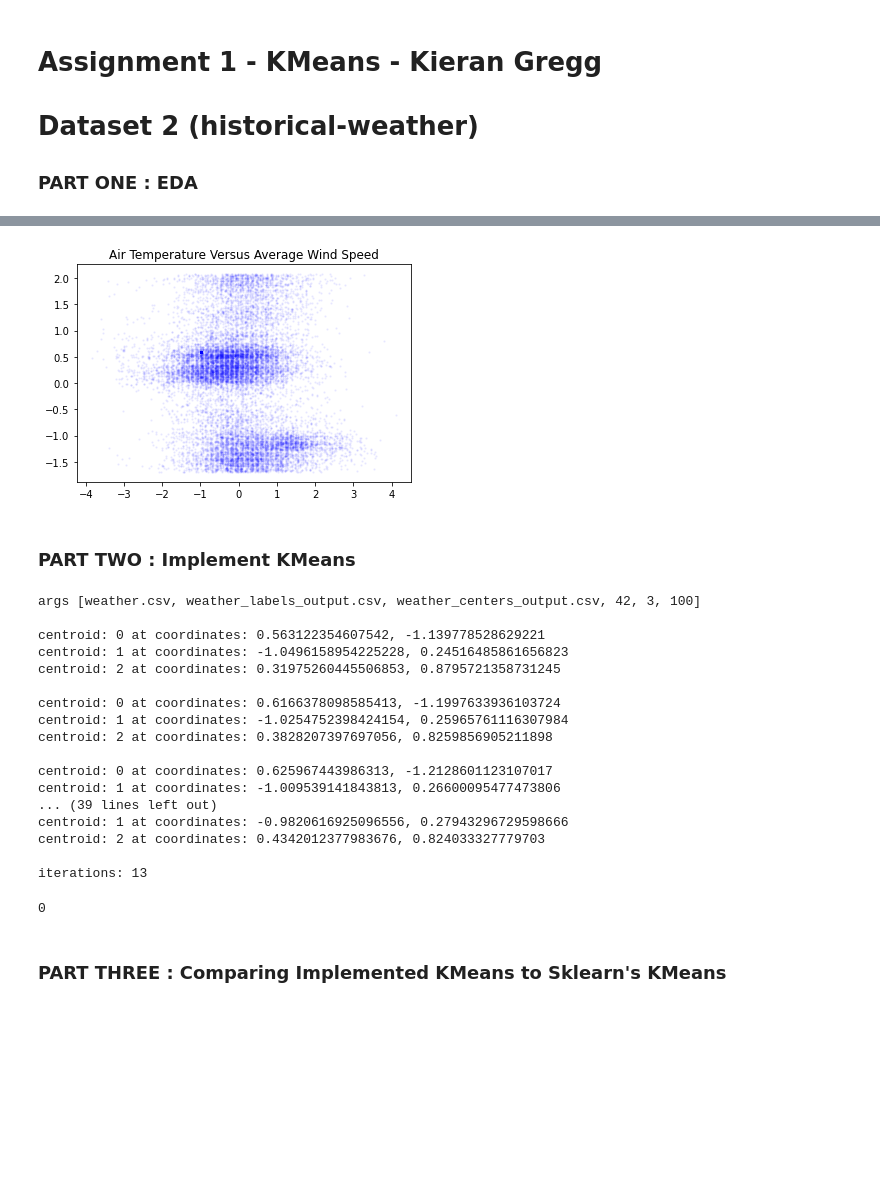
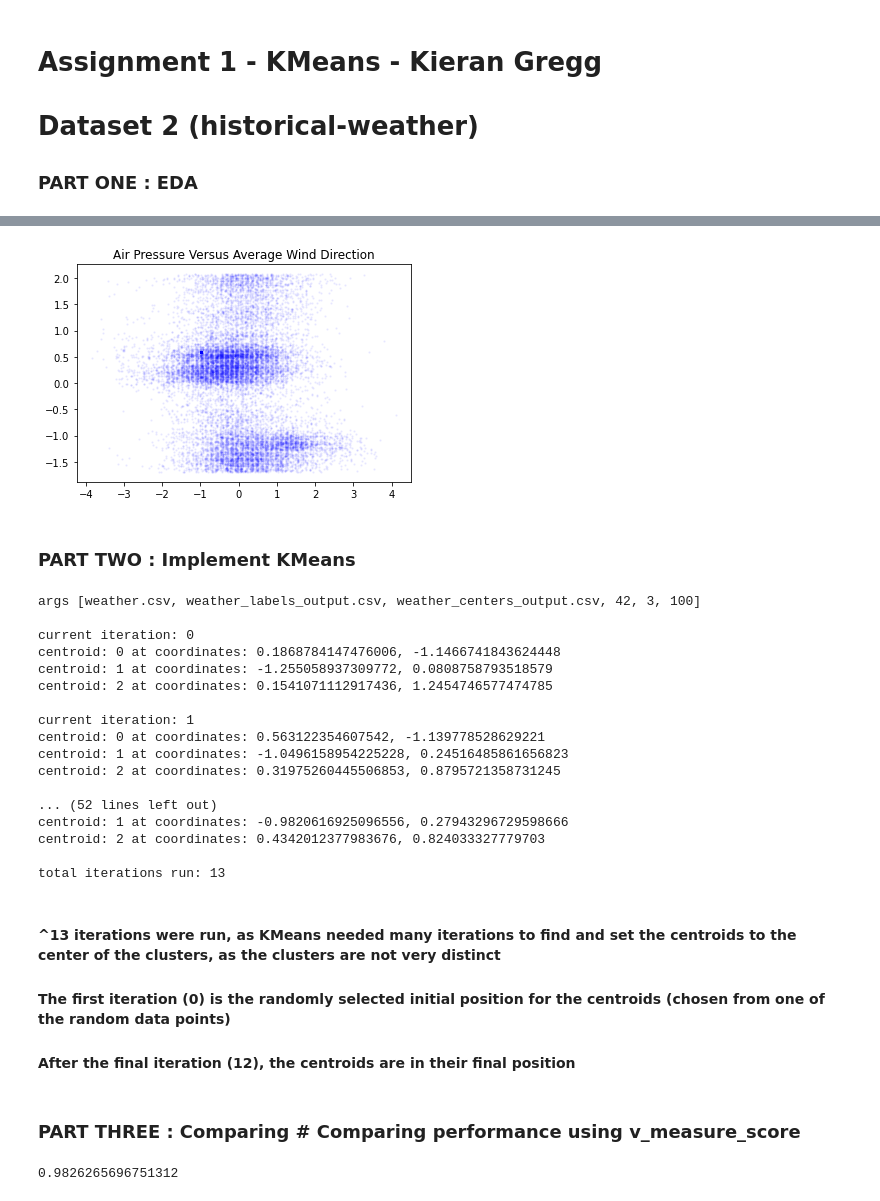
Before and after one commit to ktgregg/Assignment1-KMeans-Java, a Jupyter notebook: Dataset2 EDA and kmeans comparison.ipynb, the cells around one changed output, grey strips where cells are left out. Cells and saved outputs as stored; diff of their text form; code cells hidden in the pictures; blank space fills up the shorter version.

```diff
--- a/Dataset2 EDA and kmeans comparison.ipynb
+++ b/Dataset2 EDA and kmeans comparison.ipynb
@@ -34,21 +34,24 @@ corr
 | rain_duration | -0.031339 | -0.112794 | -0.113693 | 0.025888 | 0.091910 | 0.036116 | ... |
 | relative_humidity | -0.028147 | -0.375241 | -0.620038 | 0.206526 | 0.059483 | 0.239168 | ... |
 # %%
+# Remove entries with missing data
 df.dropna(inplace=True)
 
+# selecting two of the columns
 df = df.iloc[0:,[2,4]]
 
 from sklearn.preprocessing import StandardScaler
 
+# transform the data
 array = df.values
 array = StandardScaler().fit_transform(array)
 
-# the figure printed below plots the weather dataset
+# plotting the weather data
 plt.scatter(array[:, 0], array[:, 1], c="b", s=2, alpha=0.05)
-plt.title("Air Temperature Versus Average Wind Speed")
+plt.title("Air Pressure Versus Average Wind Direction")
 plt.show()
 # %% [output]
-[figure, old version]
+[figure, new version]
 # %% [markdown]
 ### PART TWO : Implement KMeans
 # %%
@@ -61,9 +68,6 @@ labels = kmeans.labels_
 # %%
 # Running my Java Kmeans
 import os
-
-array_df = pd.DataFrame(array)
-array_df.to_csv("weather.csv", header=None, index=False)
 
 input_path = "weather.csv"
 labels_output_path = "weather_labels_output.csv"
@@ -77,24 +81,39 @@ os.chdir(cwd)
 os.system('javac KMeans.java')
 run_command = "java " + "KMeans " + input_path + " " + labels_output_path + " " + centers_output_path + " " + str(random_state) + " " + str(num_centroids) + " " + str(num_max_iterations)
 os.system(run_command)
+
+# store the labels and centers from the csv files generated by java kmeans
+output_labels = pd.read_csv("weather_labels_output.csv", header=None).to_numpy().flatten()
+output_centers = pd.read_csv("weather_centers_output.csv", header=None).to_numpy()
 # %% [output]
 args [weather.csv, weather_labels_output.csv, weather_centers_output.csv, 42, 3, 100]
 
+current iteration: 0
+centroid: 0 at coordinates: 0.1868784147476006, -1.1466741843624448
+centroid: 1 at coordinates: -1.255058937309772, 0.0808758793518579
+centroid: 2 at coordinates: 0.1541071112917436, 1.2454746577474785
+
+current iteration: 1
 centroid: 0 at coordinates: 0.563122354607542, -1.139778528629221
 centroid: 1 at coordinates: -1.0496158954225228, 0.24516485861656823
 centroid: 2 at coordinates: 0.31975260445506853, 0.8795721358731245
 
-centroid: 0 at coordinates: 0.6166378098585413, -1.1997633936103724
-centroid: 1 at coordinates: -1.0254752398424154, 0.25965761116307984
-centroid: 2 at coordinates: 0.3828207397697056, 0.8259856905211898
-
-centroid: 0 at coordinates: 0.625967443986313, -1.2128601123107017
-centroid: 1 at coordinates: -1.009539141843813, 0.26600095477473806
-... (39 lines left out)
+... (52 lines left out)
 centroid: 1 at coordinates: -0.9820616925096556, 0.27943296729598666
 centroid: 2 at coordinates: 0.4342012377983676, 0.824033327779703
 
-iterations: 13
+total iterations run: 13
-0
+# %% [markdown]
+#### ^13 iterations were run, as KMeans needed many iterations to find and set the centroids to the center of the clusters, as the clusters are not very distinct
+#### The first iteration (0) is the randomly selected initial position for the centroids (chosen from one of the random data points)
+#### After the final iteration (12), the centroids are in their final position
 # %% [markdown]
-### PART THREE : Comparing Implemented KMeans to Sklearn's KMeans
+### PART THREE : Comparing # Comparing performance using v_measure_score
+# %%
+# Comparing performance using v_measure_score
+from sklearn.metrics import v_measure_score
+
+score = v_measure_score(labels, output_labels)
+score
+# %% [output]
+0.9826265696751312
```
Also changed, not shown: parts of 15 cells of this notebook, 14 other files.
